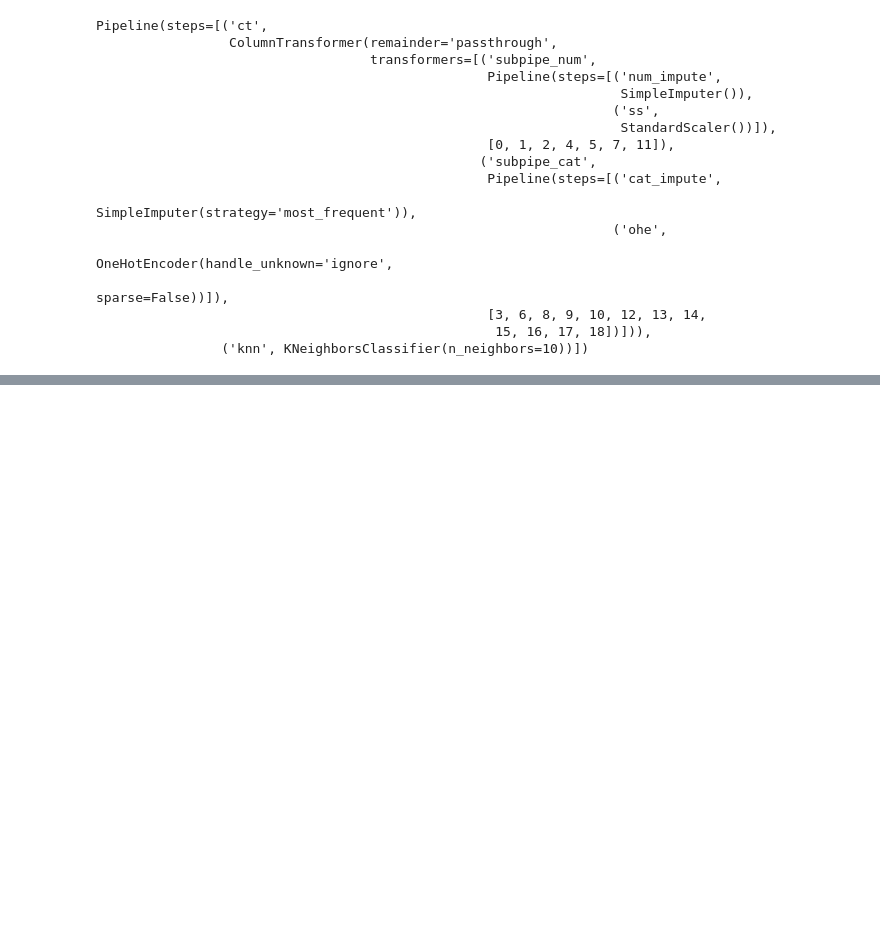
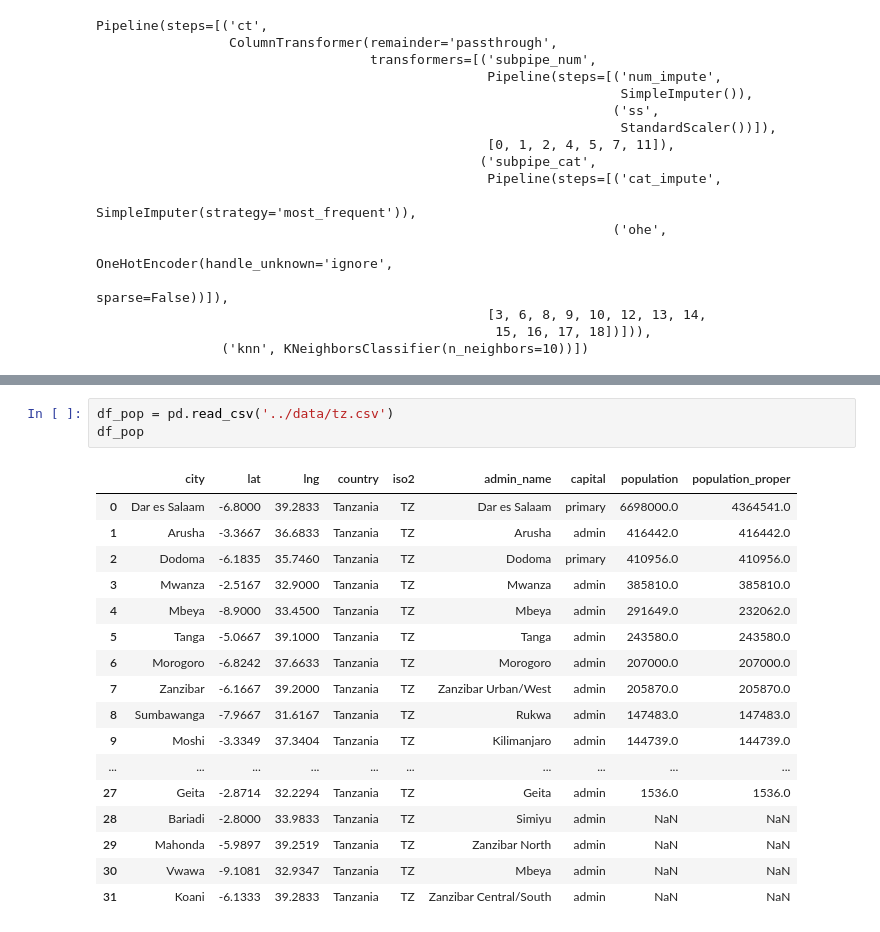
Before and after one commit to DataDoggo215/dsc-phase3-project, a Jupyter notebook: Notebooks/Ferit.ipynb, the cells around one changed output, grey strips where cells are left out. Saved outputs shown, nothing was run; the diff lists cells and outputs as text; blank space fills up the shorter version.

```diff
--- a/Notebooks/Ferit.ipynb
+++ b/Notebooks/Ferit.ipynb
@@ -273,0 +634,21 @@ fig.show()
+# %%
+df_pop = pd.read_csv('../data/tz.csv')
+df_pop
+# %% [output]
+|  | city | lat | lng | country | iso2 | admin_name | capital | population | population_proper |
+| 0 | Dar es Salaam | -6.8000 | 39.2833 | Tanzania | TZ | Dar es Salaam | primary | 6698000.0 | 4364541.0 |
+| 1 | Arusha | -3.3667 | 36.6833 | Tanzania | TZ | Arusha | admin | 416442.0 | 416442.0 |
+| 2 | Dodoma | -6.1835 | 35.7460 | Tanzania | TZ | Dodoma | primary | 410956.0 | 410956.0 |
+| 3 | Mwanza | -2.5167 | 32.9000 | Tanzania | TZ | Mwanza | admin | 385810.0 | 385810.0 |
+| 4 | Mbeya | -8.9000 | 33.4500 | Tanzania | TZ | Mbeya | admin | 291649.0 | 232062.0 |
+| 5 | Tanga | -5.0667 | 39.1000 | Tanzania | TZ | Tanga | admin | 243580.0 | 243580.0 |
+| 6 | Morogoro | -6.8242 | 37.6633 | Tanzania | TZ | Morogoro | admin | 207000.0 | 207000.0 |
+| 7 | Zanzibar | -6.1667 | 39.2000 | Tanzania | TZ | Zanzibar Urban/West | admin | 205870.0 | 205870.0 |
+| 8 | Sumbawanga | -7.9667 | 31.6167 | Tanzania | TZ | Rukwa | admin | 147483.0 | 147483.0 |
+| 9 | Moshi | -3.3349 | 37.3404 | Tanzania | TZ | Kilimanjaro | admin | 144739.0 | 144739.0 |
+| ... | ... | ... | ... | ... | ... | ... | ... | ... | ... |
+| 27 | Geita | -2.8714 | 32.2294 | Tanzania | TZ | Geita | admin | 1536.0 | 1536.0 |
+| 28 | Bariadi | -2.8000 | 33.9833 | Tanzania | TZ | Simiyu | admin | NaN | NaN |
+| 29 | Mahonda | -5.9897 | 39.2519 | Tanzania | TZ | Zanzibar North | admin | NaN | NaN |
+| 30 | Vwawa | -9.1081 | 32.9347 | Tanzania | TZ | Mbeya | admin | NaN | NaN |
+| 31 | Koani | -6.1333 | 39.2833 | Tanzania | TZ | Zanzibar Central/South | admin | NaN | NaN |
```
Also changed, not shown: parts of 75 cells of this notebook, 3 other files.
